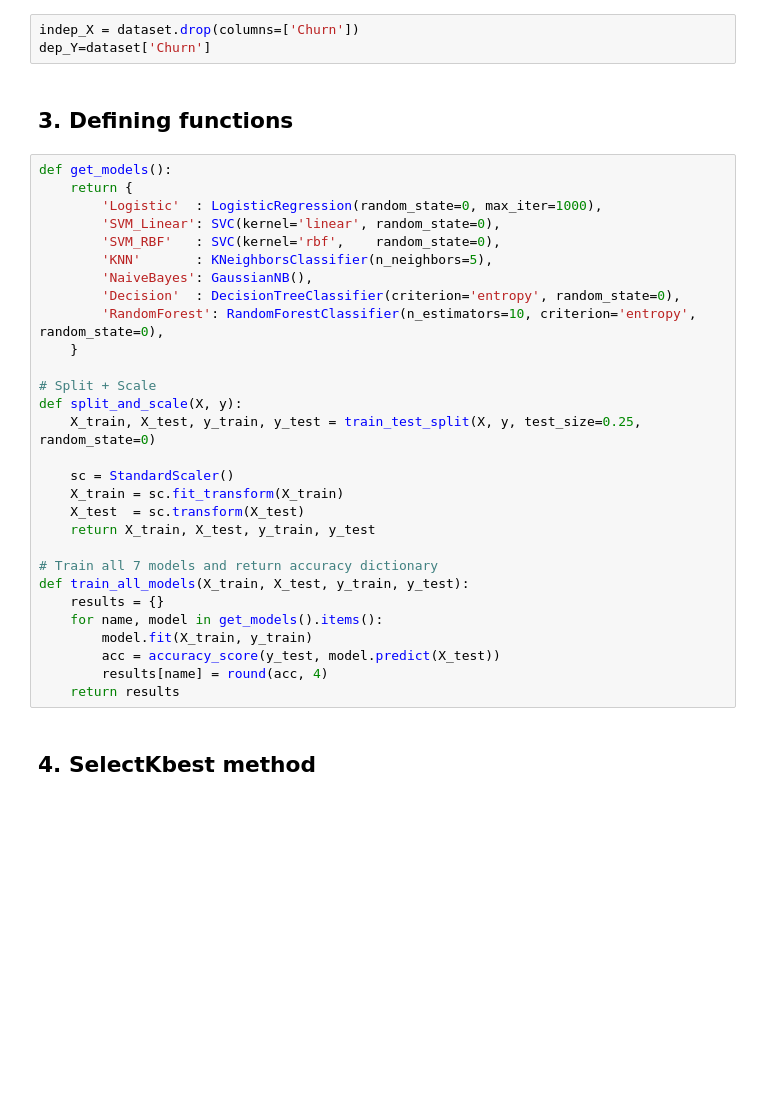
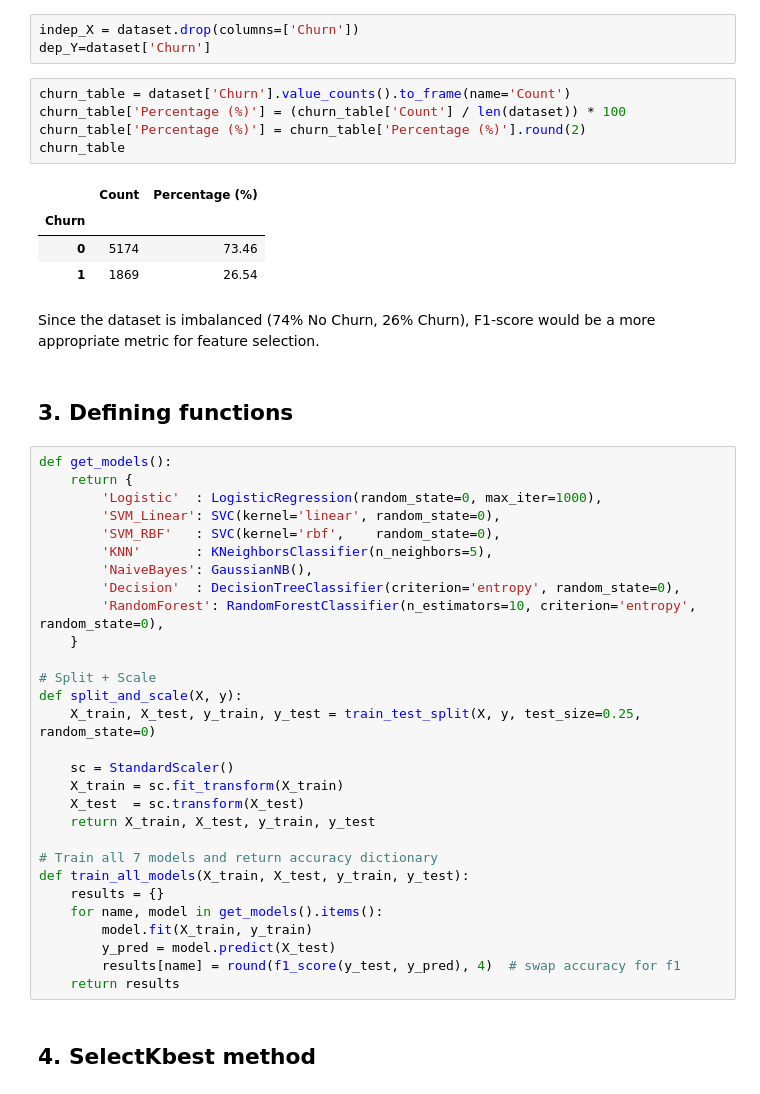
Before and after one commit to gowriabinesh-ds/Machine-Learning-Data-Science-Capstone-Project, a Jupyter notebook: 9.4 Feature selection & Model creation/Feature Selection & Model Creation.ipynb, the cells around one changed output. Drawn from its saved outputs; the diff is of its cells as text; blank space fills up the shorter version.

```diff
--- a/9.4 Feature selection & Model creation/Feature Selection & Model Creation.ipynb
+++ b/9.4 Feature selection & Model creation/Feature Selection & Model Creation.ipynb
@@ -84,6 +84,18 @@ dataset
 # %%
 indep_X = dataset.drop(columns=['Churn'])
 dep_Y=dataset['Churn']
+# %%
+churn_table = dataset['Churn'].value_counts().to_frame(name='Count')
+churn_table['Percentage (%)'] = (churn_table['Count'] / len(dataset)) * 100
+churn_table['Percentage (%)'] = churn_table['Percentage (%)'].round(2)
+churn_table
+# %% [output]
+|  | Count | Percentage (%) |
+| Churn |  |  |
+| 0 | 5174 | 73.46 |
+| 1 | 1869 | 26.54 |
+# %% [markdown]
+Since the dataset is imbalanced (74% No Churn, 26% Churn), F1-score would be a more appropriate metric for feature selection.
 # %% [markdown]
 ## 3. Defining functions
 # %%
@@ -112,8 +124,8 @@ def train_all_models(X_train, X_test, y_train, y_test):
     results = {}
     for name, model in get_models().items():
         model.fit(X_train, y_train)
-        acc = accuracy_score(y_test, model.predict(X_test))
-        results[name] = round(acc, 4)
+        y_pred = model.predict(X_test)
+        results[name] = round(f1_score(y_test, y_pred), 4)  # swap accuracy for f1
     return results
 # %% [markdown]
 ## 4. SelectKbest method
```
Also changed, not shown: parts of 33 cells of this notebook, 4 other files.
